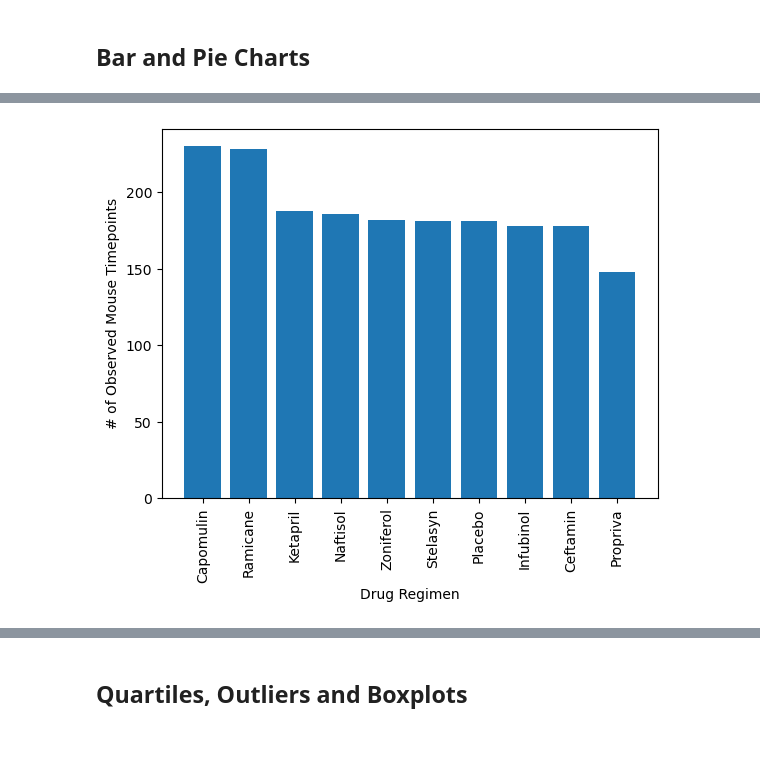
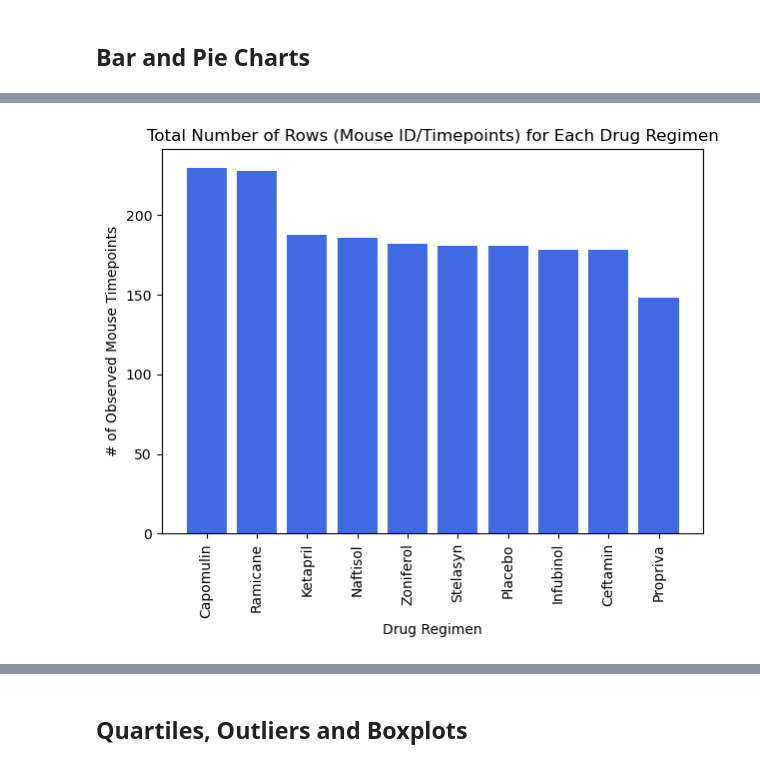
Before and after one commit to Michomicho84/Module_5_challenge, a Jupyter notebook: Pymaceuticals/pymaceuticals_starter.ipynb, the cells around one changed output, grey strips where cells are left out. Drawn from its saved outputs; the diff is of its cells as text; code cells hidden in the pictures.

```diff
--- a/Pymaceuticals/pymaceuticals_starter.ipynb
+++ b/Pymaceuticals/pymaceuticals_starter.ipynb
@@ -32,0 +41,5 @@ combined_data = pd.merge(mouse_metadata, study_results, on='Mouse ID')
+# %%
+# Our data should be uniquely identified by Mouse ID and Timepoint
+# Get the duplicate mice by ID number that shows up for Mouse ID and Timepoint.
+duplicate_mice = combined_data[combined_data.duplicated(subset=['Mouse ID', 'Timepoint'], keep=False)]
+duplicate_mice
@@ -32,0 +58,5 @@ combined_data = pd.merge(mouse_metadata, study_results, on='Mouse ID')
+# %%
+# Optional: Get all the data for the duplicate mouse ID.
+duplicate_mouse_ids = duplicate_mice['Mouse ID'].unique()
+duplicate_mouse_data = combined_data[combined_data['Mouse ID'].isin(duplicate_mouse_ids)]
+duplicate_mouse_data
@@ -32,0 +78,4 @@ combined_data = pd.merge(mouse_metadata, study_results, on='Mouse ID')
+# %%
+# Create a clean DataFrame by dropping the duplicate mouse by its ID.
+cleaned_data = combined_data[~combined_data['Mouse ID'].isin(duplicate_mouse_ids)]
+cleaned_data.head()
@@ -114,2 +185,3 @@ array(['g989'], dtype=object)
 # %%
-# Generate a bar plot showing the total number of rows (Mouse ID/Timepoints) for each drug regimen using Pandas.
+# Count the number of rows for each drug regimen
+regimen_counts = cleaned_data['Drug Regimen'].value_counts()
@@ -118,4 +188,11 @@ array(['g989'], dtype=object)
 # %%
 # Generate a bar plot showing the total number of rows (Mouse ID/Timepoints) for each drug regimen using pyplot.
+plt.figure(figsize=(7, 5))
+plt.bar(regimen_counts.index, regimen_counts.values, color='royalblue')
+plt.title('Total Number of Rows (Mouse ID/Timepoints) for Each Drug Regimen')
+plt.xlabel('Drug Regimen')
+plt.ylabel('# of Observed Mouse Timepoints')
+plt.xticks(rotation=90)
+plt.show()
 # %% [output]
-[figure, old version]
+[figure, new version]
```
Also changed, not shown: parts of 27 cells of this notebook.
